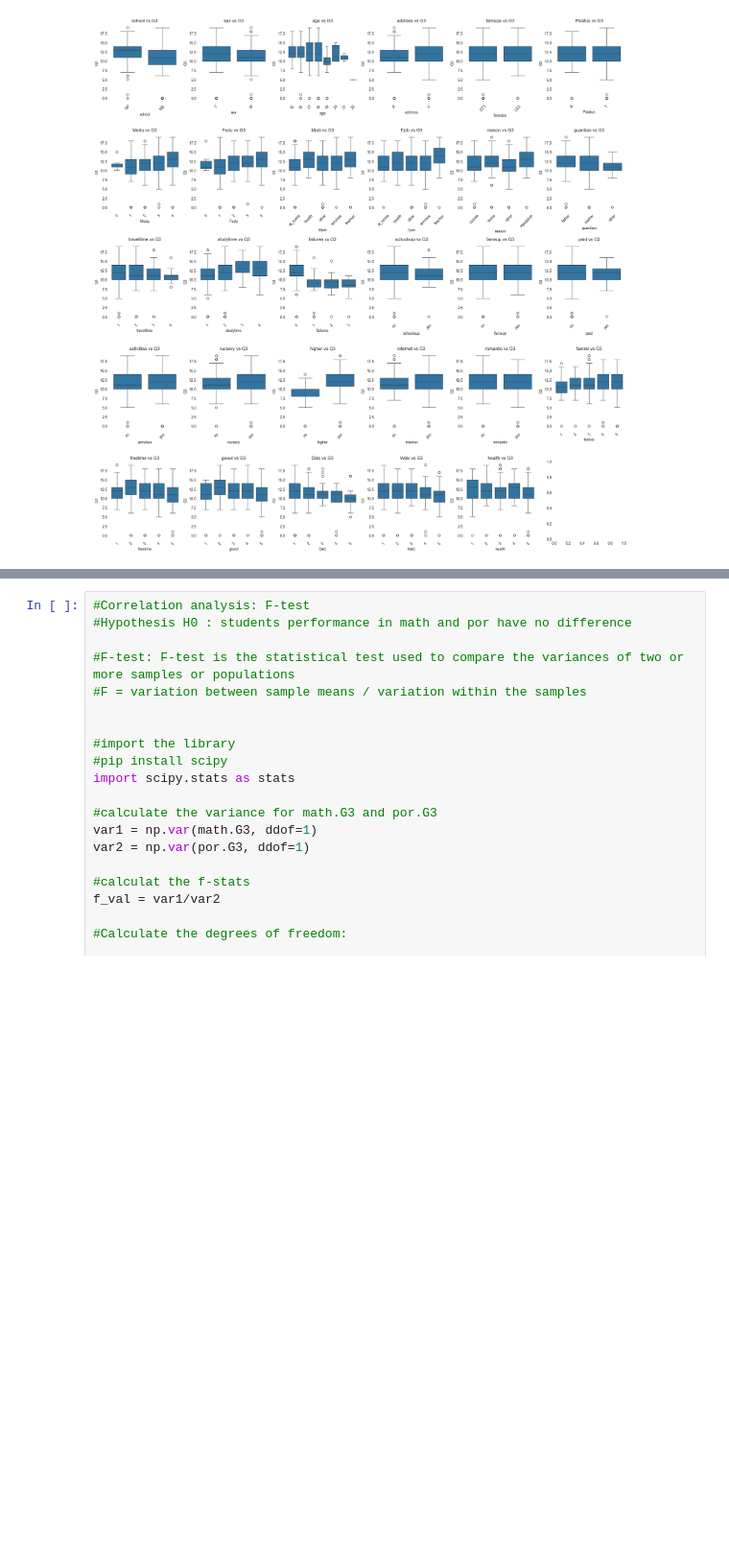
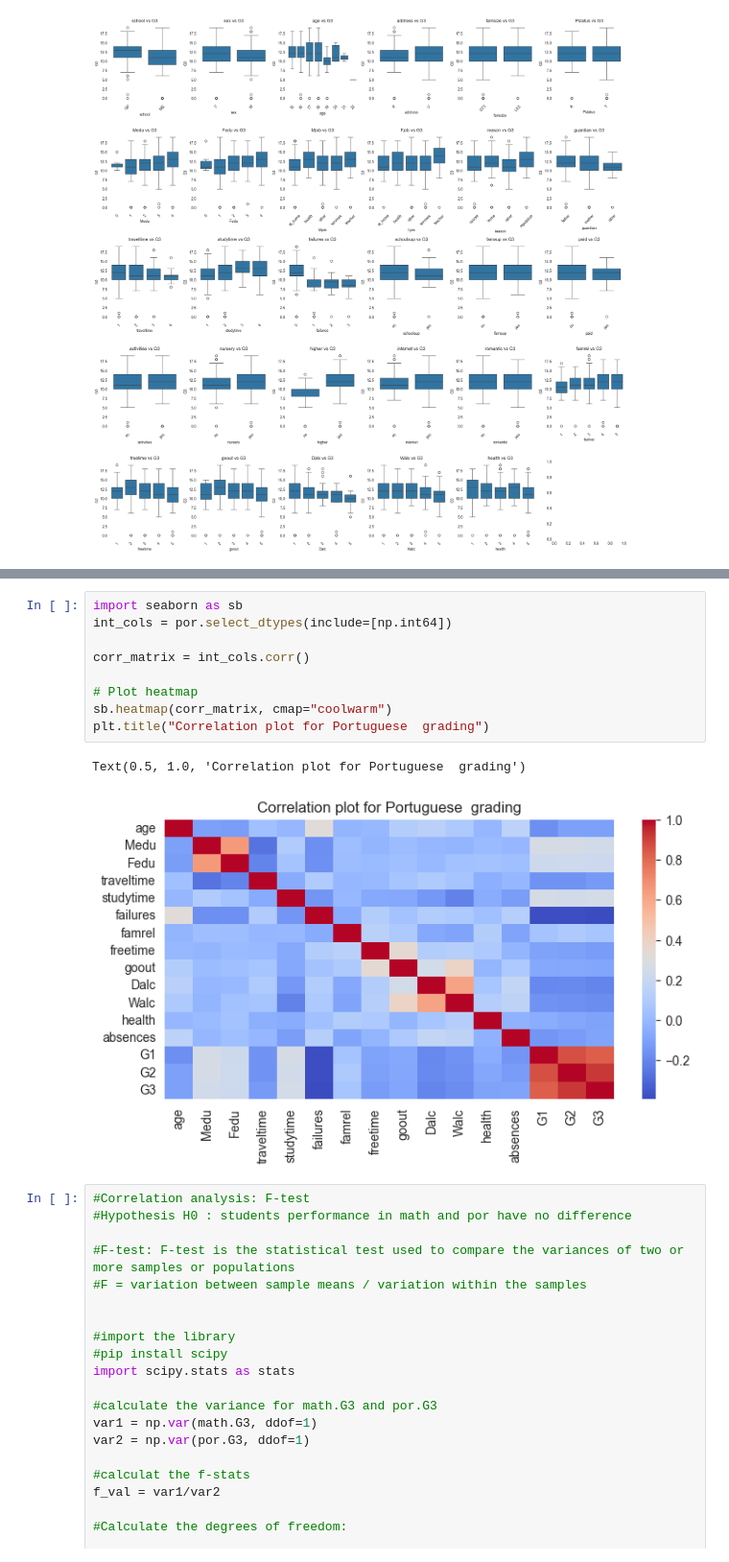
Before and after one commit to david-boules/SDS-CP015-student-performance-pred, a Jupyter notebook: notebooks/cholpon_zhakshylykova/cholpon_zhakshylykova_studentProgress.ipynb, the cells around one changed output, grey strips where cells are left out. Shown: that part at 96% size. Cells and saved outputs as stored; diff of their text form; blank space fills up the shorter version.

```diff
--- a/notebooks/cholpon_zhakshylykova/cholpon_zhakshylykova_studentProgress.ipynb
+++ b/notebooks/cholpon_zhakshylykova/cholpon_zhakshylykova_studentProgress.ipynb
@@ -294,3 +307,15 @@ plt.show()
+# %%
+import seaborn as sb
+int_cols = por.select_dtypes(include=[np.int64])
+
+corr_matrix = int_cols.corr()
+
+# Plot heatmap
+sb.heatmap(corr_matrix, cmap="coolwarm")
+plt.title("Correlation plot for Portuguese  grading")
+# %% [output]
+Text(0.5, 1.0, 'Correlation plot for Portuguese  grading')
+[figure, added]
 # %%
 #Correlation analysis: F-test
 #Hypothesis H0 : students performance in math and por have no difference
```
Also changed, not shown: parts of 4 cells of this notebook.
